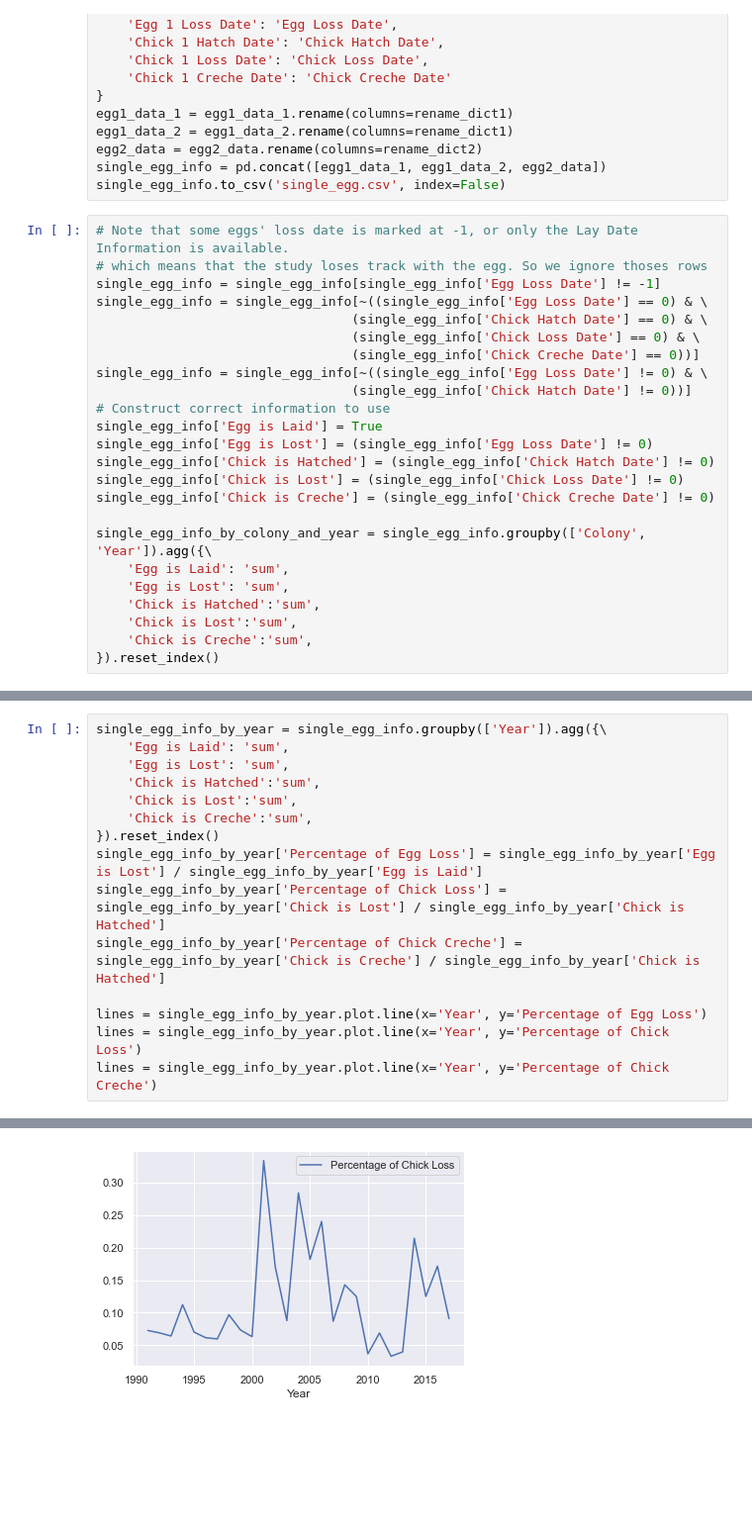
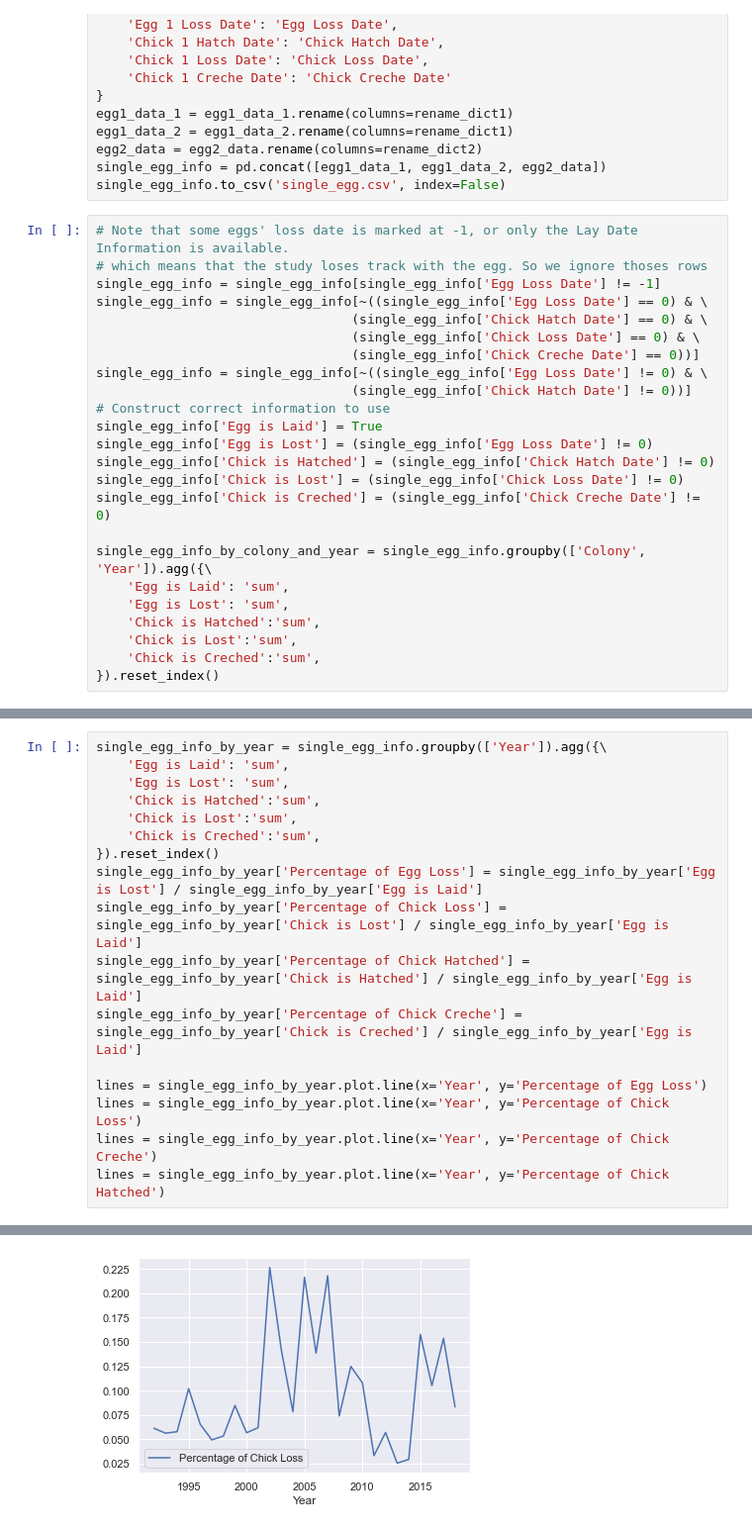
Before and after one commit to cynthiadwq/IDS-final-project, a Jupyter notebook: EDA/eda_chick_broods_and_reproductive_success.ipynb, the cells around one changed output, grey strips where cells are left out. Shown at 99% size. Cells and saved outputs as stored; diff of their text form; blank space fills up the shorter version.

```diff
--- a/EDA/eda_chick_broods_and_reproductive_success.ipynb
+++ b/EDA/eda_chick_broods_and_reproductive_success.ipynb
@@ -353,14 +358,14 @@ single_egg_info['Egg is Laid'] = True
 single_egg_info['Egg is Lost'] = (single_egg_info['Egg Loss Date'] != 0)
 single_egg_info['Chick is Hatched'] = (single_egg_info['Chick Hatch Date'] != 0)
 single_egg_info['Chick is Lost'] = (single_egg_info['Chick Loss Date'] != 0)
-single_egg_info['Chick is Creche'] = (single_egg_info['Chick Creche Date'] != 0)
+single_egg_info['Chick is Creched'] = (single_egg_info['Chick Creche Date'] != 0)
 
 single_egg_info_by_colony_and_year = single_egg_info.groupby(['Colony', 'Year']).agg({\
     'Egg is Laid': 'sum',
     'Egg is Lost': 'sum',
     'Chick is Hatched':'sum',
     'Chick is Lost':'sum',
-    'Chick is Creche':'sum',
+    'Chick is Creched':'sum',
 }).reset_index()
 # %%
 # Nests with Chicks and eggs per year for all islands
@@ -436,13 +441,15 @@ single_egg_info_by_year = single_egg_info.groupby(['Year']).agg({\
     'Egg is Lost': 'sum',
     'Chick is Hatched':'sum',
     'Chick is Lost':'sum',
-    'Chick is Creche':'sum',
+    'Chick is Creched':'sum',
 }).reset_index()
 single_egg_info_by_year['Percentage of Egg Loss'] = single_egg_info_by_year['Egg is Lost'] / single_egg_info_by_year['Egg is Laid']
-single_egg_info_by_year['Percentage of Chick Loss'] = single_egg_info_by_year['Chick is Lost'] / single_egg_info_by_year['Chick is Hatched']
-single_egg_info_by_year['Percentage of Chick Creche'] = single_egg_info_by_year['Chick is Creche'] / single_egg_info_by_year['Chick is Hatched']
+single_egg_info_by_year['Percentage of Chick Loss'] = single_egg_info_by_year['Chick is Lost'] / single_egg_info_by_year['Egg is Laid']
+single_egg_info_by_year['Percentage of Chick Hatched'] = single_egg_info_by_year['Chick is Hatched'] / single_egg_info_by_year['Egg is Laid']
+single_egg_info_by_year['Percentage of Chick Creche'] = single_egg_info_by_year['Chick is Creched'] / single_egg_info_by_year['Egg is Laid']
 
 lines = single_egg_info_by_year.plot.line(x='Year', y='Percentage of Egg Loss')
 lines = single_egg_info_by_year.plot.line(x='Year', y='Percentage of Chick Loss')
 lines = single_egg_info_by_year.plot.line(x='Year', y='Percentage of Chick Creche')
+lines = single_egg_info_by_year.plot.line(x='Year', y='Percentage of Chick Hatched')
 # %% [output]
@@ -450 +457 @@ lines = single_egg_info_by_year.plot.line(x='Year', y='Percentage of Chick Crech
-[figure, old version]
+[figure, new version]
```
Also changed, not shown: parts of 7 cells of this notebook, 4 other files.
